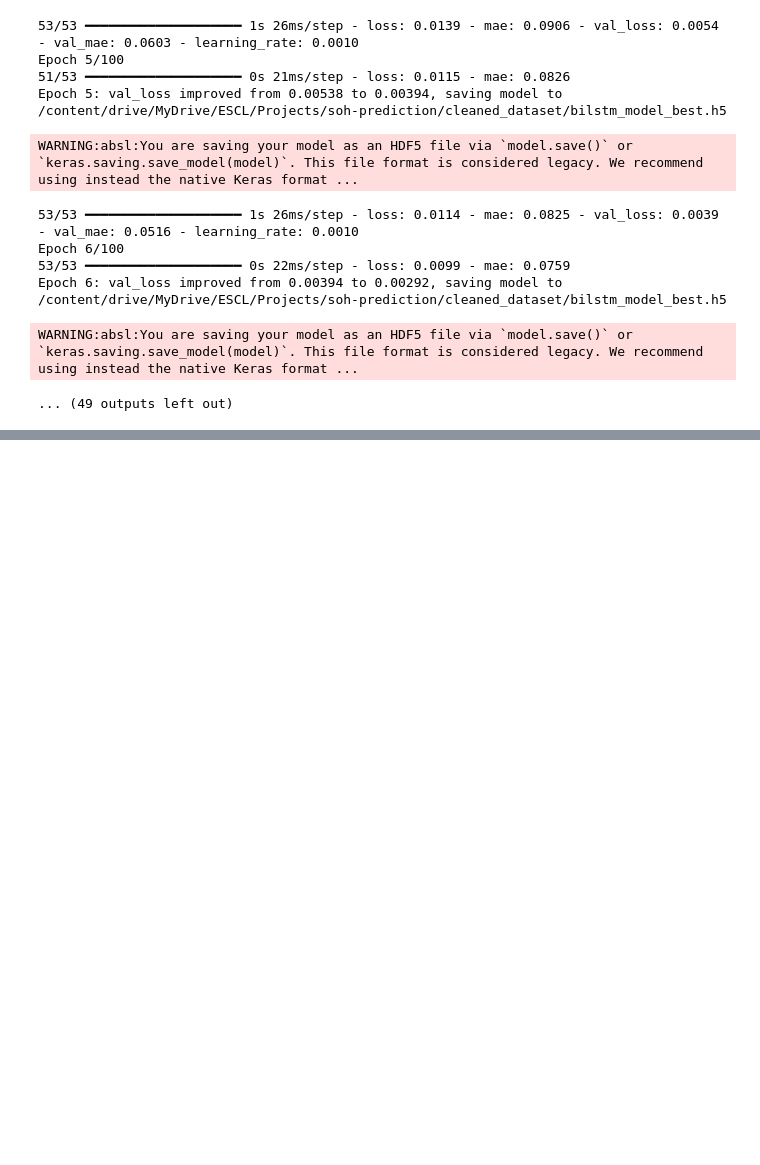
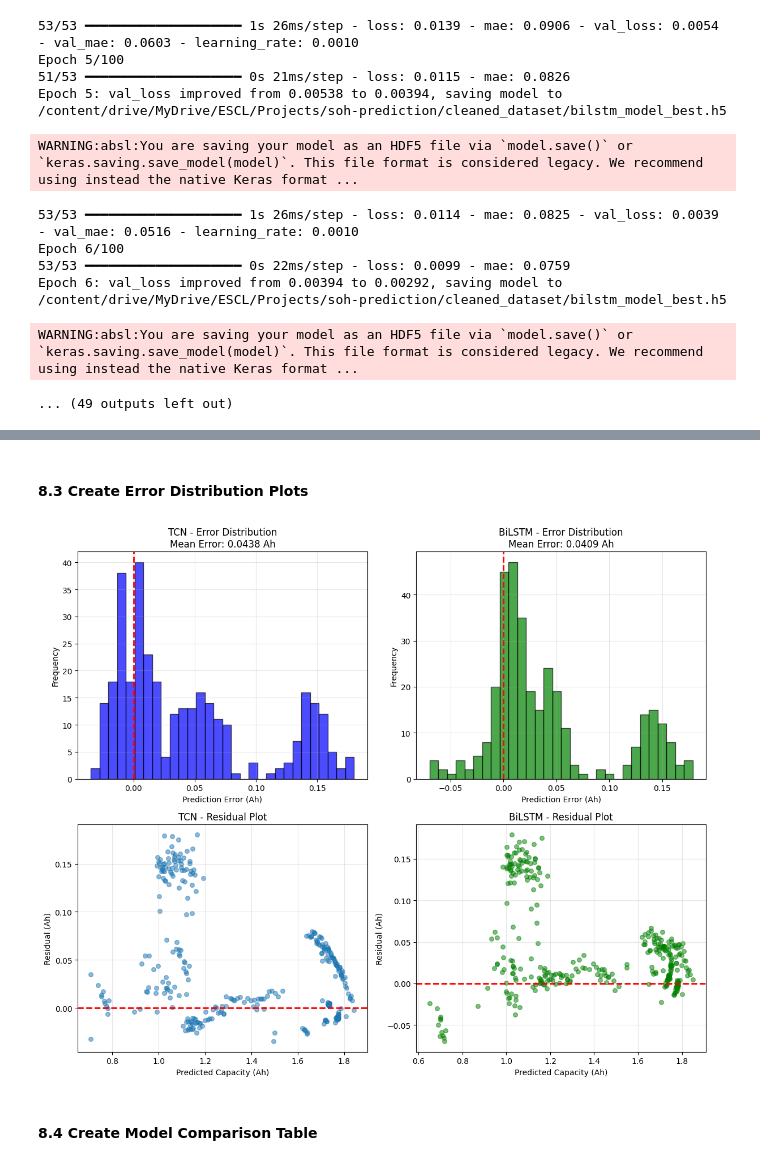
Before and after one commit to 1bytess/battery-soh-prediction, a Jupyter notebook: SoH_Prediction_2.ipynb, the cells around one changed output, grey strips where cells are left out. Drawn from its saved outputs; the diff is of its cells as text; code cells hidden in the pictures; blank space fills up the shorter version.

```diff
--- a/SoH_Prediction_2.ipynb
+++ b/SoH_Prediction_2.ipynb
@@ -1554,0 +1950,45 @@ WARNING:absl:You are saving your model as an HDF5 file via `model.save()` or `ke
+# %% [markdown]
+#### **8.3 Create Error Distribution Plots**
+# %%
+fig, axes = plt.subplots(2, 2, figsize=(12, 10))
+
+# TCN Error Distribution
+tcn_errors = tcn_pred - y_test_true
+axes[0, 0].hist(tcn_errors, bins=30, alpha=0.7, color='blue', edgecolor='black')
+axes[0, 0].axvline(x=0, color='red', linestyle='--', linewidth=2)
+axes[0, 0].set_xlabel('Prediction Error (Ah)')
+axes[0, 0].set_ylabel('Frequency')
+axes[0, 0].set_title(f'TCN - Error Distribution\nMean Error: {np.mean(tcn_errors):.4f} Ah')
+axes[0, 0].grid(True, alpha=0.3)
+
+# BiLSTM Error Distribution
+bilstm_errors = bilstm_pred - y_test_true
+axes[0, 1].hist(bilstm_errors, bins=30, alpha=0.7, color='green', edgecolor='black')
+axes[0, 1].axvline(x=0, color='red', linestyle='--', linewidth=2)
+axes[0, 1].set_xlabel('Prediction Error (Ah)')
+axes[0, 1].set_ylabel('Frequency')
+axes[0, 1].set_title(f'BiLSTM - Error Distribution\nMean Error: {np.mean(bilstm_errors):.4f} Ah')
+axes[0, 1].grid(True, alpha=0.3)
+
+# TCN Residual Plot
+axes[1, 0].scatter(tcn_pred, tcn_errors, alpha=0.5, s=30)
+axes[1, 0].axhline(y=0, color='red', linestyle='--', linewidth=2)
+axes[1, 0].set_xlabel('Predicted Capacity (Ah)')
+axes[1, 0].set_ylabel('Residual (Ah)')
+axes[1, 0].set_title('TCN - Residual Plot')
+axes[1, 0].grid(True, alpha=0.3)
+
+# BiLSTM Residual Plot
+axes[1, 1].scatter(bilstm_pred, bilstm_errors, alpha=0.5, s=30, color='green')
+axes[1, 1].axhline(y=0, color='red', linestyle='--', linewidth=2)
+axes[1, 1].set_xlabel('Predicted Capacity (Ah)')
+axes[1, 1].set_ylabel('Residual (Ah)')
+axes[1, 1].set_title('BiLSTM - Residual Plot')
+axes[1, 1].grid(True, alpha=0.3)
+
+plt.tight_layout()
+plt.show()
+# %% [output]
+[figure, added]
+# %% [markdown]
+#### **8.4 Create Model Comparison Table**
```
Also changed, not shown: parts of 39 cells of this notebook, 1 other file.
